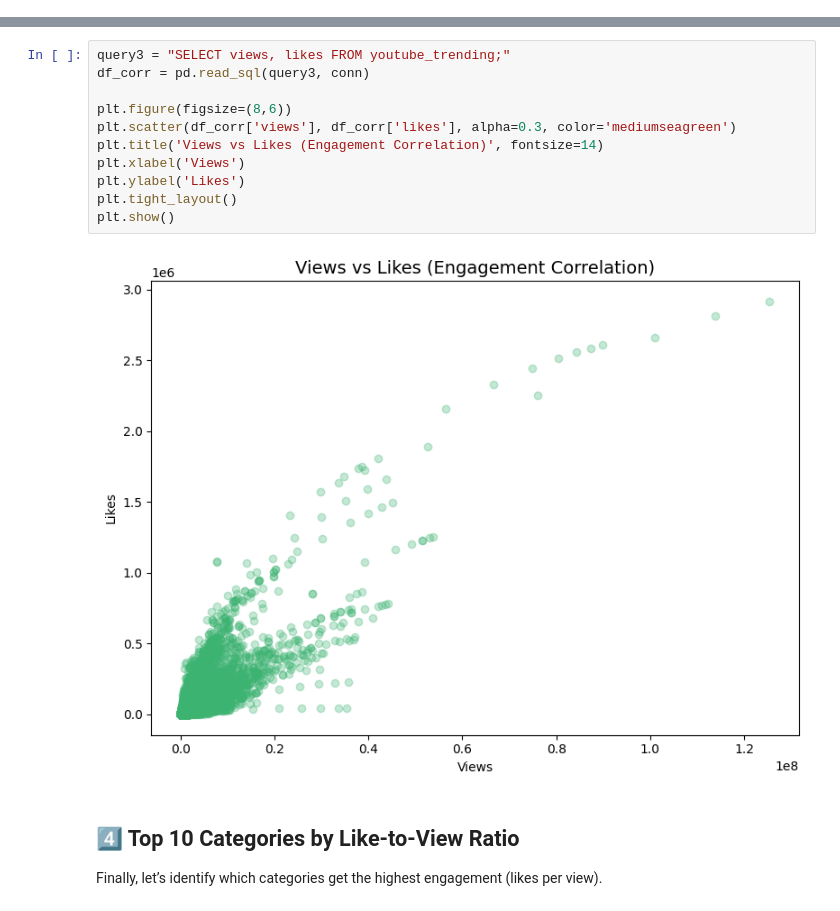
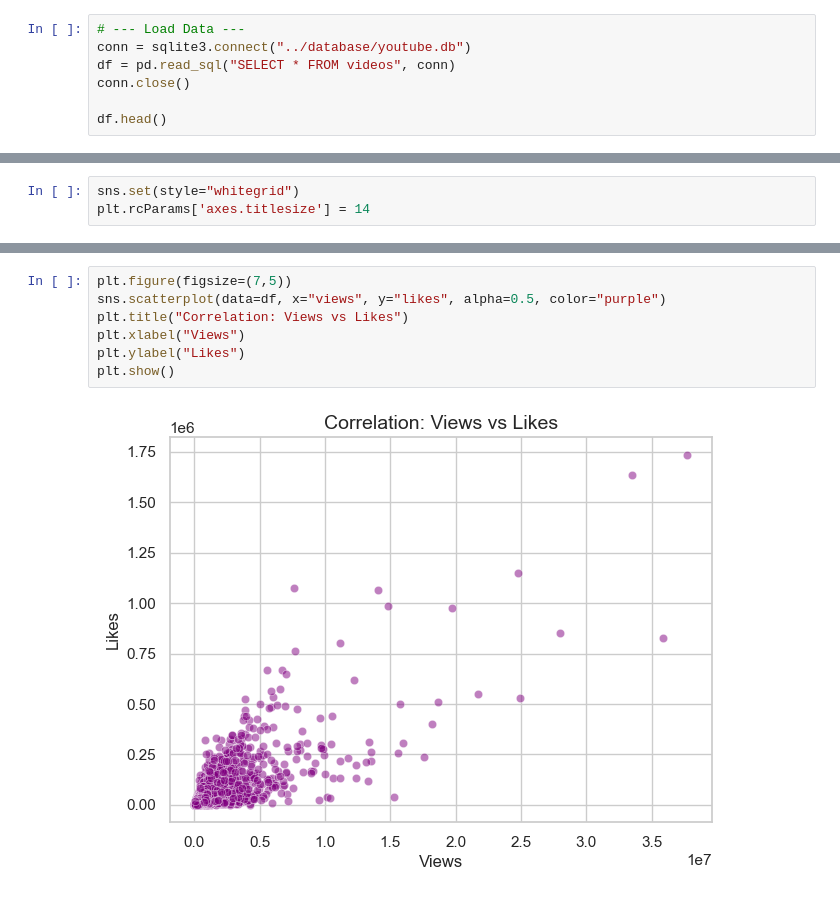
Before and after one commit to Aakashdoraisamy/youtube-trending-analysis, a Jupyter notebook: notebooks/visualization.ipynb, the cells around one changed output, grey strips where cells are left out. Cells and saved outputs as stored; diff of their text form.

```diff
--- a/notebooks/visualization.ipynb
+++ b/notebooks/visualization.ipynb
@@ -39,0 +14,7 @@ plt.show()
+# %%
+# --- Load Data ---
+conn = sqlite3.connect("../database/youtube.db")
+df = pd.read_sql("SELECT * FROM videos", conn)
+conn.close()
+
+df.head()
@@ -39,0 +28,3 @@ plt.show()
+# %%
+sns.set(style="whitegrid")
+plt.rcParams['axes.titlesize'] = 14
@@ -68,16 +83,9 @@ Let’s visualize whether there is a positive correlation between views and like
 # %%
-query3 = "SELECT views, likes FROM youtube_trending;"
-df_corr = pd.read_sql(query3, conn)
-
-plt.figure(figsize=(8,6))
-plt.scatter(df_corr['views'], df_corr['likes'], alpha=0.3, color='mediumseagreen')
-plt.title('Views vs Likes (Engagement Correlation)', fontsize=14)
-plt.xlabel('Views')
-plt.ylabel('Likes')
-plt.tight_layout()
+plt.figure(figsize=(7,5))
+sns.scatterplot(data=df, x="views", y="likes", alpha=0.5, color="purple")
+plt.title("Correlation: Views vs Likes")
+plt.xlabel("Views")
+plt.ylabel("Likes")
 plt.show()
 # %% [output]
-[figure, old version]
+[figure, new version]
-# %% [markdown]
-## 4️⃣ Top 10 Categories by Like-to-View Ratio
-Finally, let’s identify which categories get the highest engagement (likes per view).
```
Also changed, not shown: parts of 22 cells of this notebook, 10 other files.
